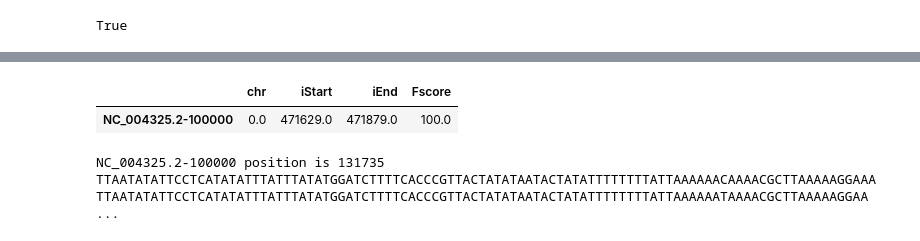
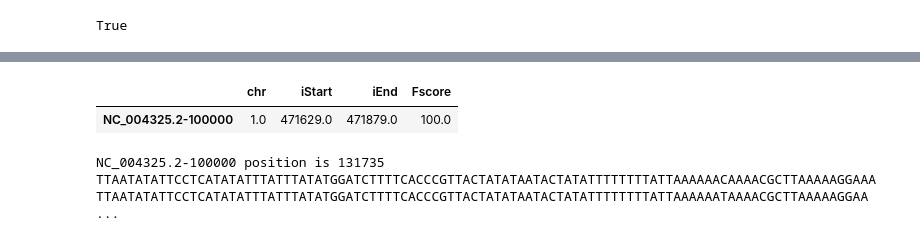
Before and after one commit to IanPellet/Mapping, a Jupyter notebook: projetMapping.ipynb, the cells around one changed output, grey strips where cells are left out. Drawn from its saved outputs; the diff is of its cells as text; code cells hidden in the pictures.

```diff
--- a/projetMapping.ipynb
+++ b/projetMapping.ipynb
@@ -711,14 +697,14 @@ readTest = reads[0].seq
 # %%
-alpha = ['A','T','C','G']
-comb = list(combinations_with_replacement (alpha,k))
-perm = []
-for i in comb:
-    perm += list(permutations(i))
-string = []
-for i in perm:
-    string.append(''.join(i))
+# alpha = ['A','T','C','G']
+# comb = list(combinations_with_replacement (alpha,k))
+# perm = []
+# for i in comb:
+#    perm += list(permutations(i))
+# string = []
+# for i in perm:
+#     string.append(''.join(i))
 
-allKmers = np.unique(string)
+# allKmers = np.unique(string)
 # %%
 KmersRead = getKmers(readTest, k)
 kmerDict = {k : [] for k in np.unique(KmersRead)}
@@ -905,8 +882,9 @@ this = np.reshape([0,iStart,iEnd,Fscore],(1, 4))
 # %%
+storeMapping = pd.DataFrame(columns=['chr', 'iStart', 'iEnd', 'Fscore'])
+this = np.reshape([1,iStart,iEnd,Fscore],(1, 4))
 thisMapping = pd.DataFrame(this,index = [reads[0].id],columns=['chr', 'iStart', 'iEnd', 'Fscore'])
+storeMapping.append(thisMapping)
+# %% [output]
+|  | chr | iStart | iEnd | Fscore |
+| NC_004325.2-100000 | 1.0 | 471629.0 | 471879.0 | 100.0 |
-# %%
-storeMapping.append(thisMapping)
-# %% [output]
-|  | chr | iStart | iEnd | Fscore |
-| NC_004325.2-100000 | 0.0 | 471629.0 | 471879.0 | 100.0 |
 # %%
```
Also changed, not shown: parts of 26 cells of this notebook.
